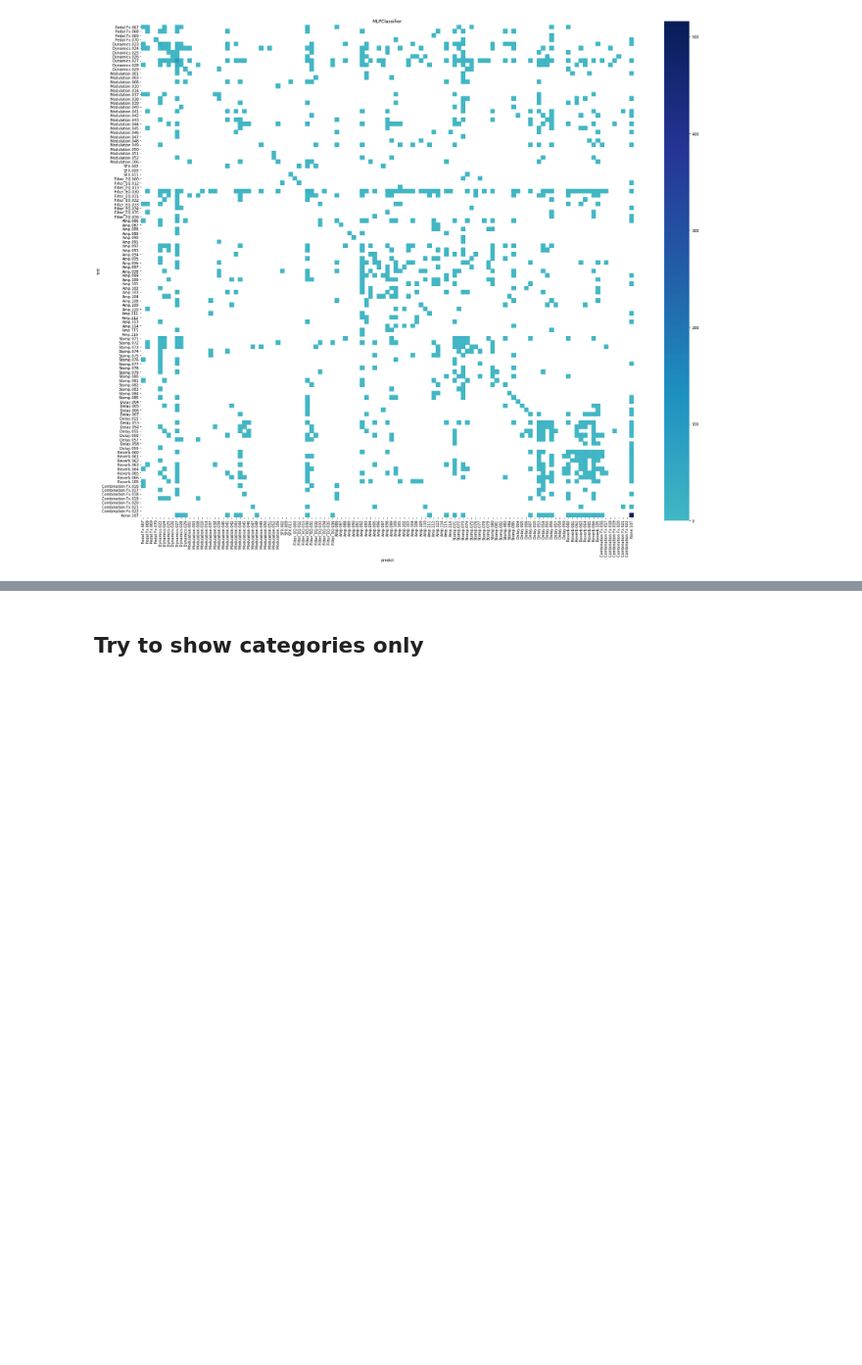
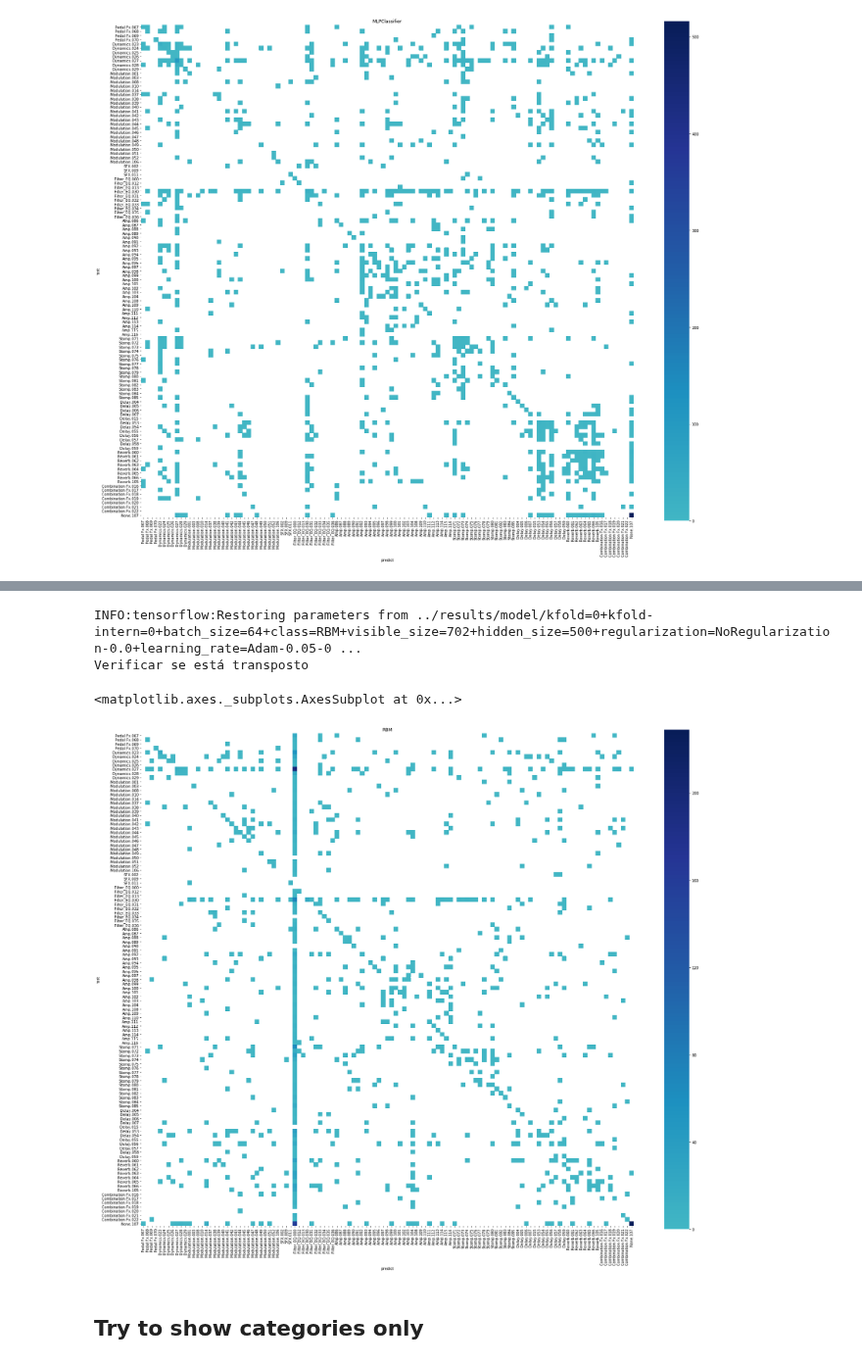
Before and after one commit to SrMouraSilva/RBM, a Jupyter notebook: experiments/notebooks/4.Confusion_Matrix.ipynb, the cells around one changed output, grey strips where cells are left out. Shown at 98% size. Saved outputs shown, nothing was run; the diff lists cells and outputs as text; code cells hidden in the pictures; blank space fills up the shorter version.

```diff
--- a/experiments/notebooks/4.Confusion_Matrix.ipynb
+++ b/experiments/notebooks/4.Confusion_Matrix.ipynb
@@ -136,3 +183,30 @@ ax = plot_confusion_matrix(models[3][0].__name__, ys, y_predicts, categories.id,
+# %%
+for i, X_trian, X_test in kfolds_training_test.split():
+    tf.reset_default_graph()
+
+    with tf.Session() as session:
+        model = RBM(total_movies*n_labels, hidden_size=500, learning_rate=Adam(0.05), momentum=0)
+        model.load(session, f"../results/model/kfold={i}+kfold-intern=0+batch_size={64}+{model.__str__().replace('/', '+')}/rbm.ckpt")
+
+        model = RBMExperiment(model, total_movies)
+
+        ys = []
+        y_predicts = []
+
+        for i in range(total_movies):
+            X, y = Data(X_test.values, total_movies).to_missing_movie(i)
+
+            ys.append(y.argmax(axis=1))
+            y_predicts.append(session.run(model.predict(X.T, y_column=i)))
+    break
+
+print("Verificar se está transposto")
+plot_confusion_matrix(model.model.__class__.__name__, ys, y_predicts, categories.id, categories.new_id)
+# %% [output]
+INFO:tensorflow:Restoring parameters from ../results/model/kfold=0+kfold-intern=0+batch_size=64+class=RBM+visible_size=702+hidden_size=500+regularization=NoRegularization-0.0+learning_rate=Adam-0.05-0 ...
+Verificar se está transposto
+<matplotlib.axes._subplots.AxesSubplot at 0x...>
+[figure, added]
 # %% [markdown]
 ## Try to show categories only
 # %%
```
Also changed, not shown: parts of 2 cells of this notebook, 1 other file.
